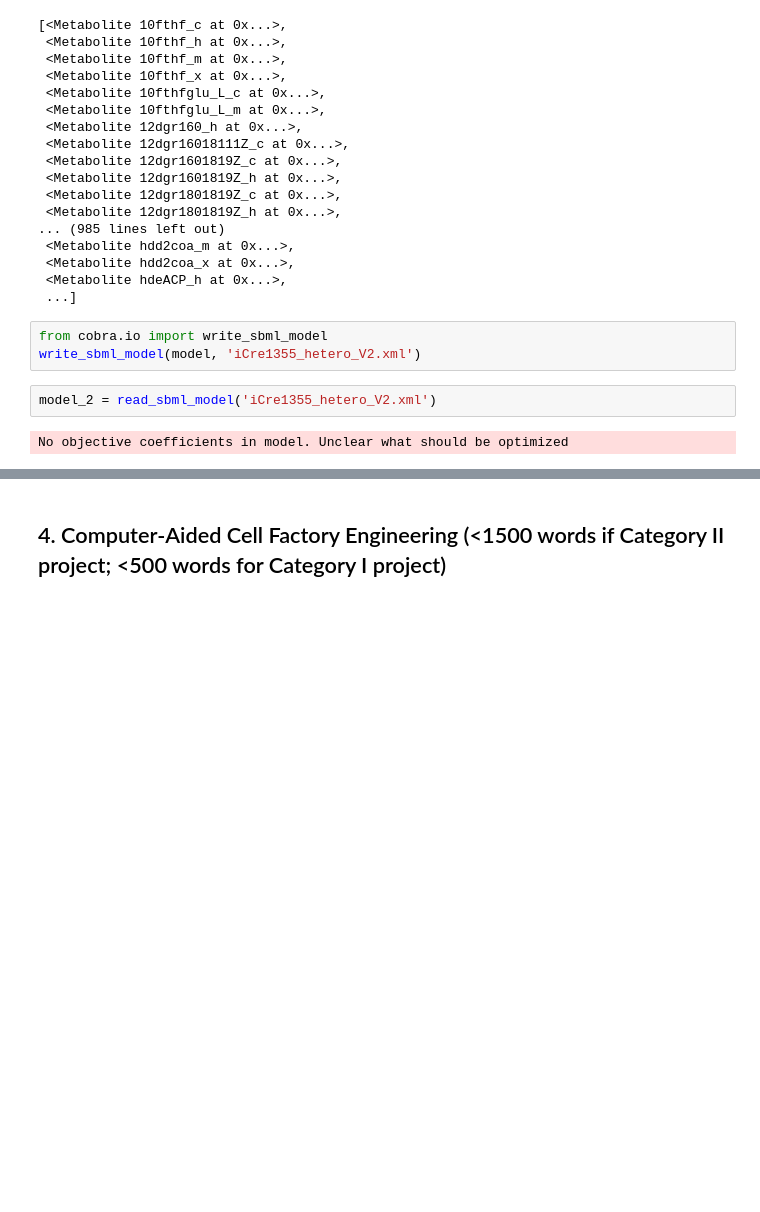
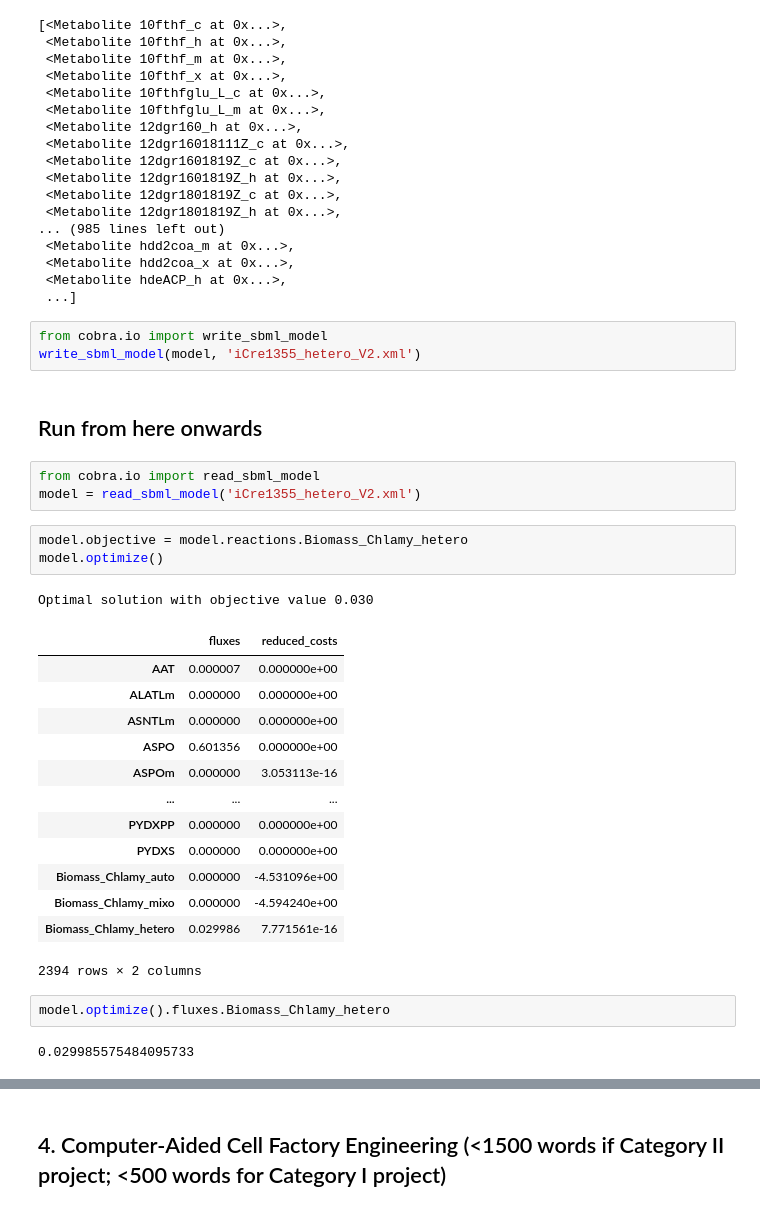
Before and after one commit to elena-krismer/27410-2020-group-project-group12-c-reinhardtii, a Jupyter notebook: Report.ipynb, the cells around one changed output, grey strips where cells are left out. Drawn from its saved outputs; the diff is of its cells as text; blank space fills up the shorter version.

```diff
--- a/Report.ipynb
+++ b/Report.ipynb
@@ -62,7 +63,30 @@ model.metabolites
 # %%
 from cobra.io import write_sbml_model
 write_sbml_model(model, 'iCre1355_hetero_V2.xml')
+# %% [markdown]
+## Run from here onwards
 # %%
-model_2 = read_sbml_model('iCre1355_hetero_V2.xml')
+from cobra.io import read_sbml_model
+model = read_sbml_model('iCre1355_hetero_V2.xml')
-# %% [output]
-No objective coefficients in model. Unclear what should be optimized
+# %%
+model.objective = model.reactions.Biomass_Chlamy_hetero
+model.optimize()
+# %% [output]
+Optimal solution with objective value 0.030
+|  | fluxes | reduced_costs |
+| AAT | 0.000007 | 0.000000e+00 |
+| ALATLm | 0.000000 | 0.000000e+00 |
+| ASNTLm | 0.000000 | 0.000000e+00 |
+| ASPO | 0.601356 | 0.000000e+00 |
+| ASPOm | 0.000000 | 3.053113e-16 |
+| ... | ... | ... |
+| PYDXPP | 0.000000 | 0.000000e+00 |
+| PYDXS | 0.000000 | 0.000000e+00 |
+| Biomass_Chlamy_auto | 0.000000 | -4.531096e+00 |
+| Biomass_Chlamy_mixo | 0.000000 | -4.594240e+00 |
+| Biomass_Chlamy_hetero | 0.029986 | 7.771561e-16 |
+2394 rows × 2 columns
+# %%
+model.optimize().fluxes.Biomass_Chlamy_hetero
+# %% [output]
+0.029985575484095733
```
Also changed, not shown: parts of 9 cells of this notebook.
